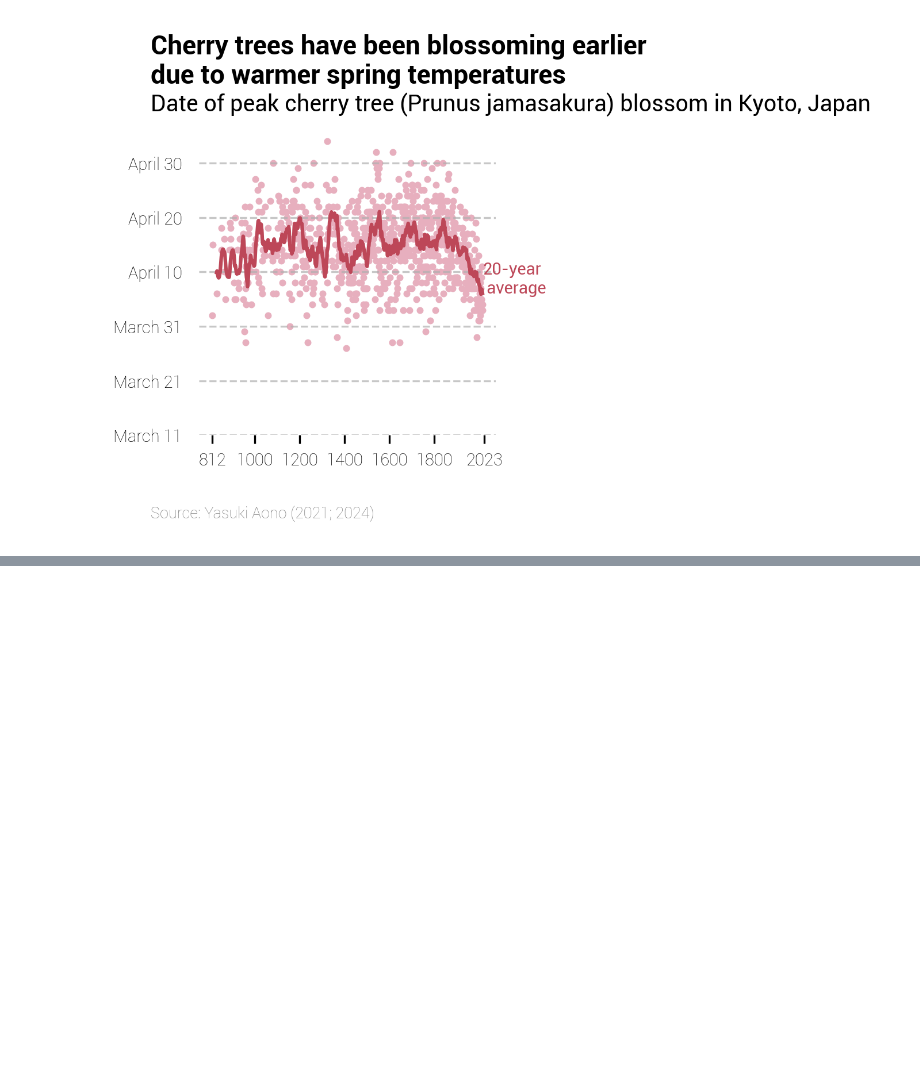
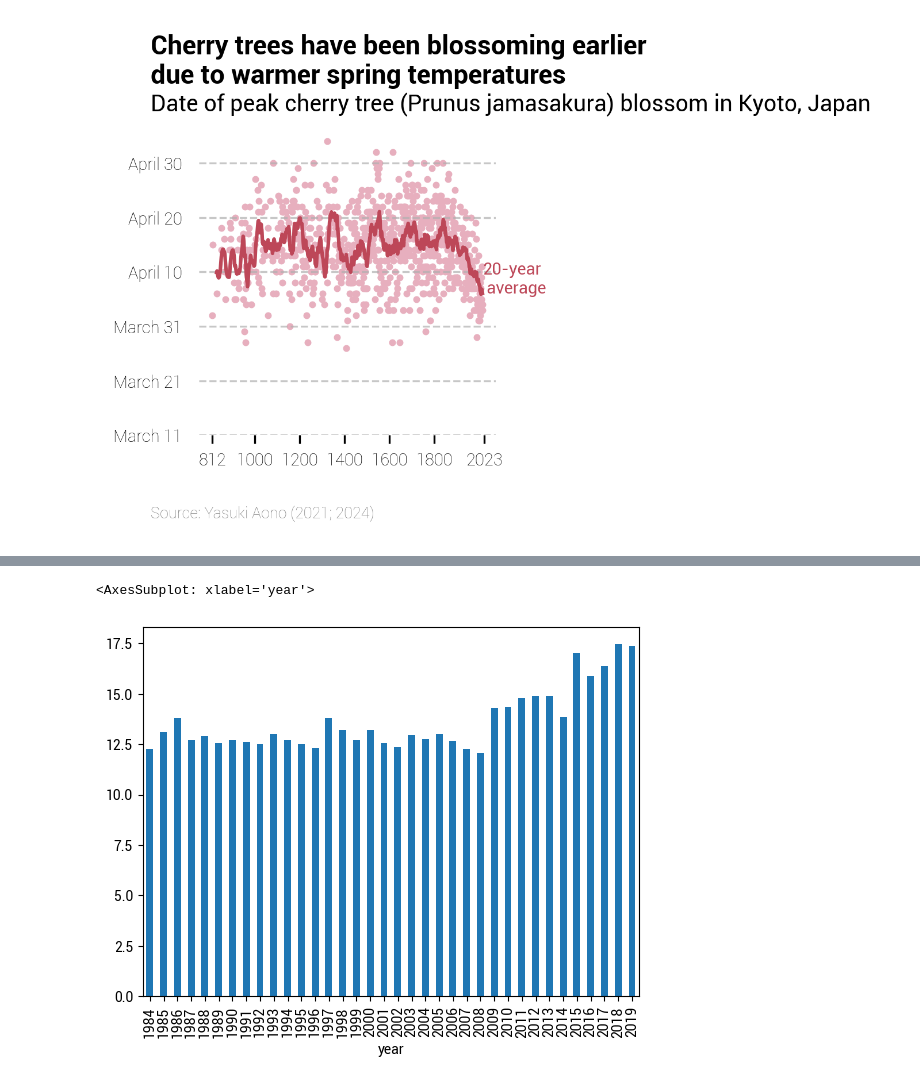
Before and after one commit to mattharrison/CS65, a Jupyter notebook: 4_Visualization.ipynb, the cells around one changed output, grey strips where cells are left out. Cells and saved outputs as stored; diff of their text form; code cells hidden in the pictures; blank space fills up the shorter version.

```diff
--- a/4_Visualization.ipynb
+++ b/4_Visualization.ipynb
@@ -416,0 +421,5 @@ def plot_cherry(df):
+# %%
+import pandas as pd
+url = 'https://github.com/mattharrison/datasets/raw/refs/heads/master/data/vehicles.csv.zip'
+raw_mpg = pd.read_csv(url)
+raw_mpg
@@ -416,0 +440,12 @@ def plot_cherry(df):
+# %%
+# bar plots go great with groupby!
+(raw_mpg
+ .query('model.str.contains("F150")')
+ .groupby('year')
+ .city08
+ .mean()
+ .plot.bar()
+)
+# %% [output]
+<AxesSubplot: xlabel='year'>
+[figure, added]
```
Also changed, not shown: parts of 15 cells of this notebook.
